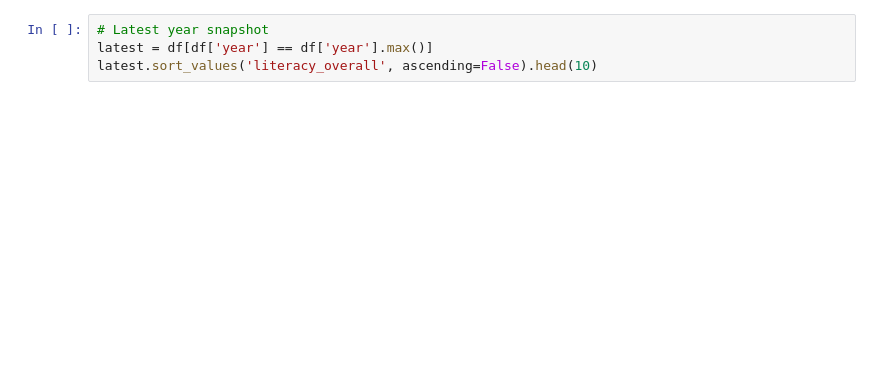
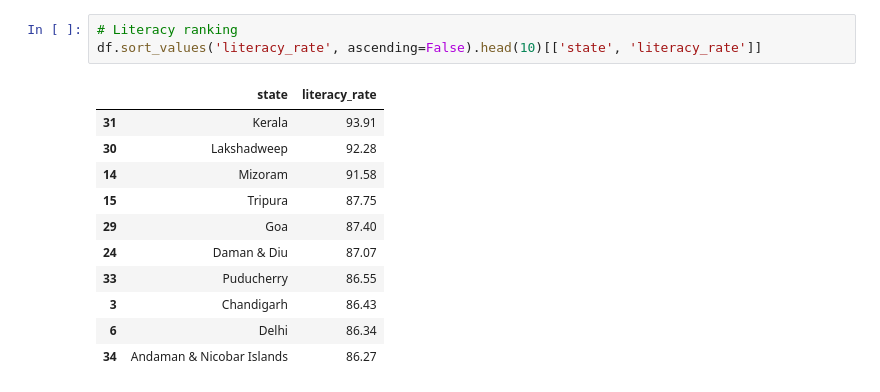
Before and after one commit to Ganatra-Ruchir/india-education-gap-analysis, a Jupyter notebook: notebooks/exploration.ipynb, the cells around one changed output. Cells and saved outputs as stored; diff of their text form; blank space fills up the shorter version.

```diff
--- a/notebooks/exploration.ipynb
+++ b/notebooks/exploration.ipynb
@@ -19,6 +39,17 @@ df.describe()
 # %%
-# Latest year snapshot
-latest = df[df['year'] == df['year'].max()]
-latest.sort_values('literacy_overall', ascending=False).head(10)
+# Literacy ranking
+df.sort_values('literacy_rate', ascending=False).head(10)[['state', 'literacy_rate']]
+# %% [output]
+|  | state | literacy_rate |
+| 31 | Kerala | 93.91 |
+| 30 | Lakshadweep | 92.28 |
+| 14 | Mizoram | 91.58 |
+| 15 | Tripura | 87.75 |
+| 29 | Goa | 87.40 |
+| 24 | Daman & Diu | 87.07 |
+| 33 | Puducherry | 86.55 |
+| 3 | Chandigarh | 86.43 |
+| 6 | Delhi | 86.34 |
+| 34 | Andaman & Nicobar Islands | 86.27 |
 # %%
 # Gender gap by state
```
Also changed, not shown: parts of 8 cells of this notebook, 23 other files.
